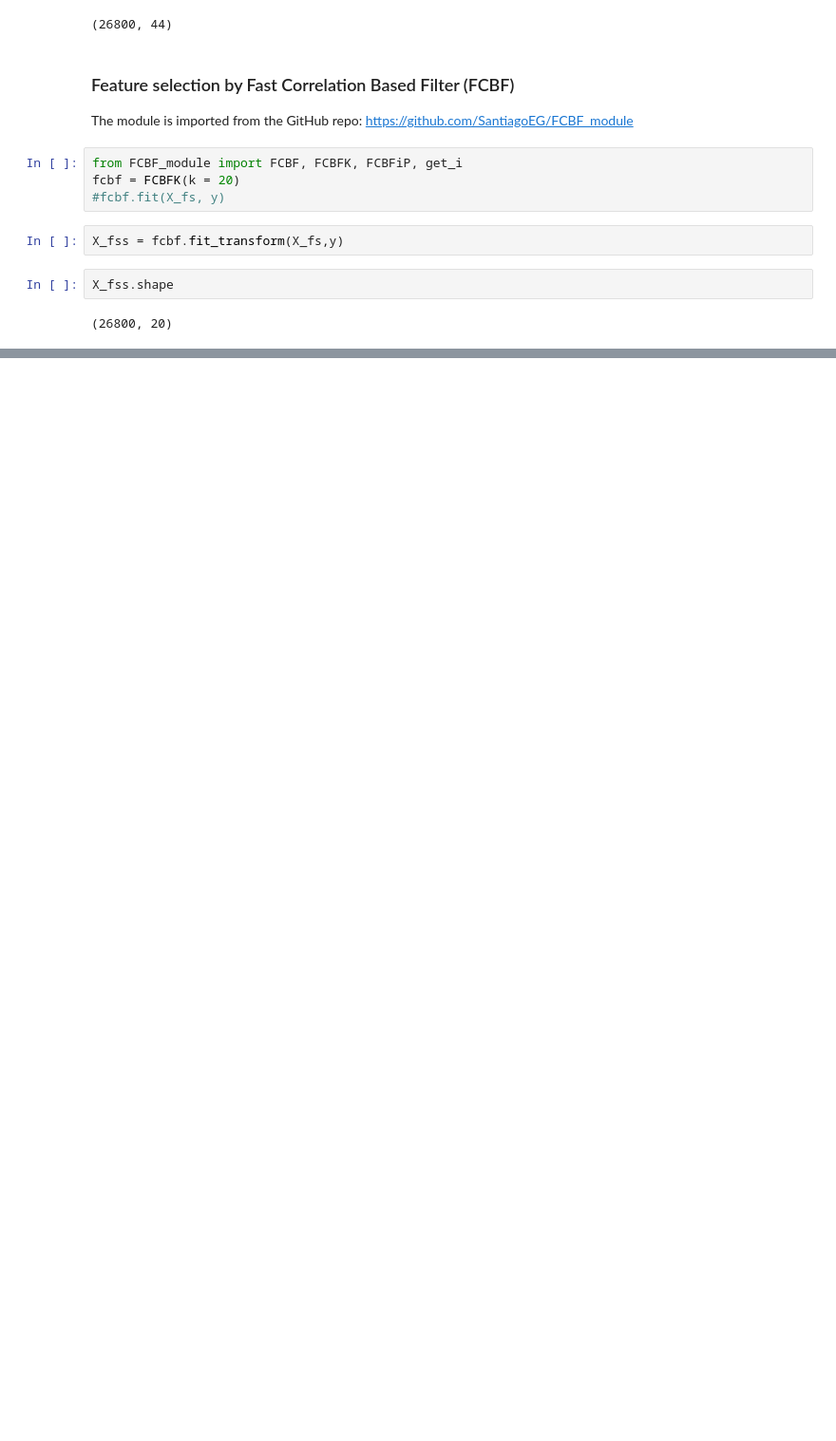
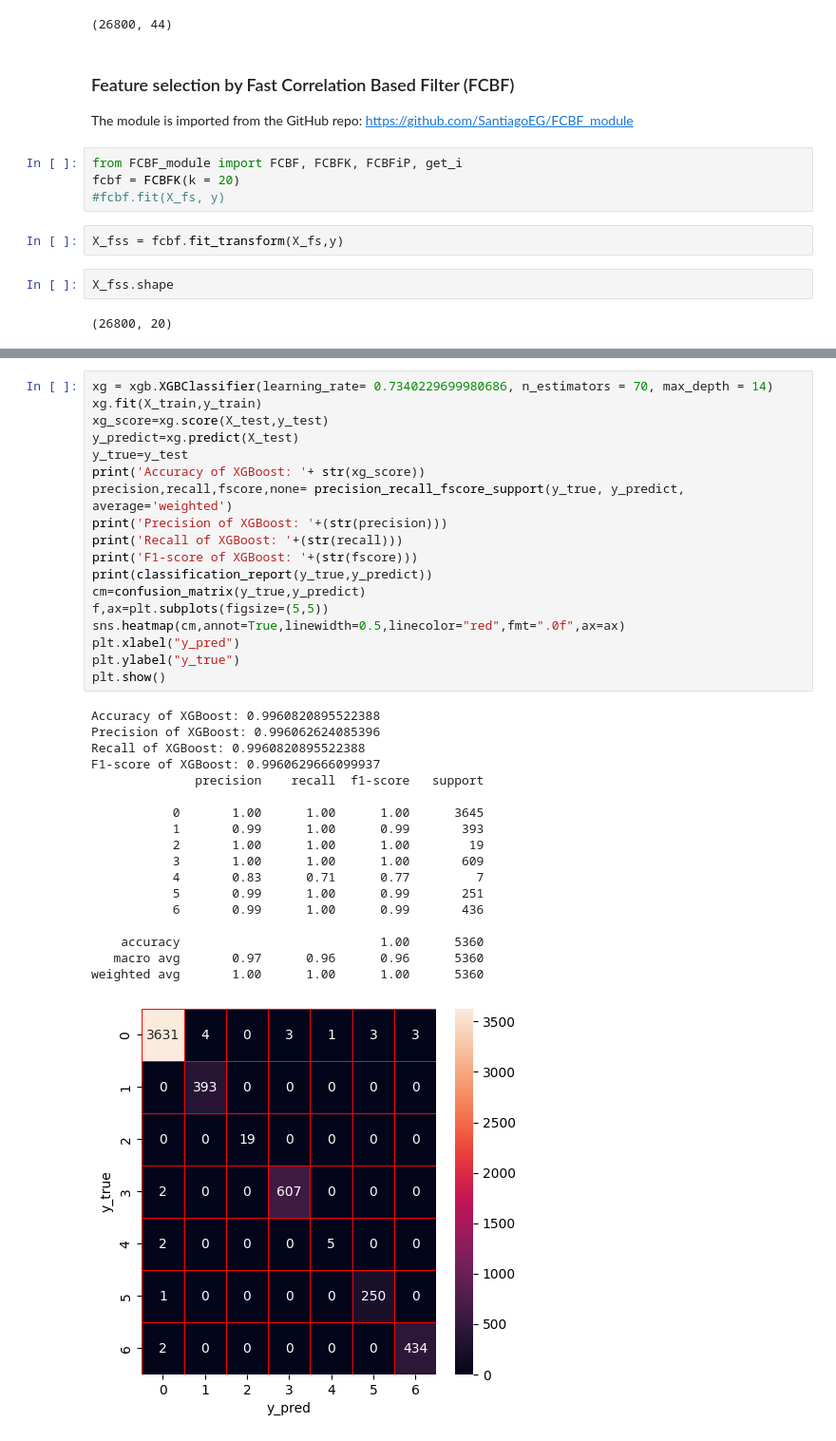
Before and after one commit to divya-392/Master-s-Project, a Jupyter notebook: MTH_IDS.ipynb, the cells around one changed output, grey strips where cells are left out. Shown at 95% size. Drawn from its saved outputs; the diff is of its cells as text; blank space fills up the shorter version.

```diff
--- a/MTH_IDS.ipynb
+++ b/MTH_IDS.ipynb
@@ -252,0 +359,37 @@ X_fss.shape
+# %%
+xg = xgb.XGBClassifier(learning_rate= 0.7340229699980686, n_estimators = 70, max_depth = 14)
+xg.fit(X_train,y_train)
+xg_score=xg.score(X_test,y_test)
+y_predict=xg.predict(X_test)
+y_true=y_test
+print('Accuracy of XGBoost: '+ str(xg_score))
+precision,recall,fscore,none= precision_recall_fscore_support(y_true, y_predict, average='weighted')
+print('Precision of XGBoost: '+(str(precision)))
+print('Recall of XGBoost: '+(str(recall)))
+print('F1-score of XGBoost: '+(str(fscore)))
+print(classification_report(y_true,y_predict))
+cm=confusion_matrix(y_true,y_predict)
+f,ax=plt.subplots(figsize=(5,5))
+sns.heatmap(cm,annot=True,linewidth=0.5,linecolor="red",fmt=".0f",ax=ax)
+plt.xlabel("y_pred")
+plt.ylabel("y_true")
+plt.show()
+# %% [output]
+Accuracy of XGBoost: 0.9960820895522388
+Precision of XGBoost: 0.996062624085396
+Recall of XGBoost: 0.9960820895522388
+F1-score of XGBoost: 0.9960629666099937
+              precision    recall  f1-score   support
+
+           0       1.00      1.00      1.00      3645
+           1       0.99      1.00      0.99       393
+           2       1.00      1.00      1.00        19
+           3       1.00      1.00      1.00       609
+           4       0.83      0.71      0.77         7
+           5       0.99      1.00      0.99       251
+           6       0.99      1.00      0.99       436
+
+    accuracy                           1.00      5360
+   macro avg       0.97      0.96      0.96      5360
+weighted avg       1.00      1.00      1.00      5360
+[figure, added]
```
Also changed, not shown: parts of 18 cells of this notebook.
